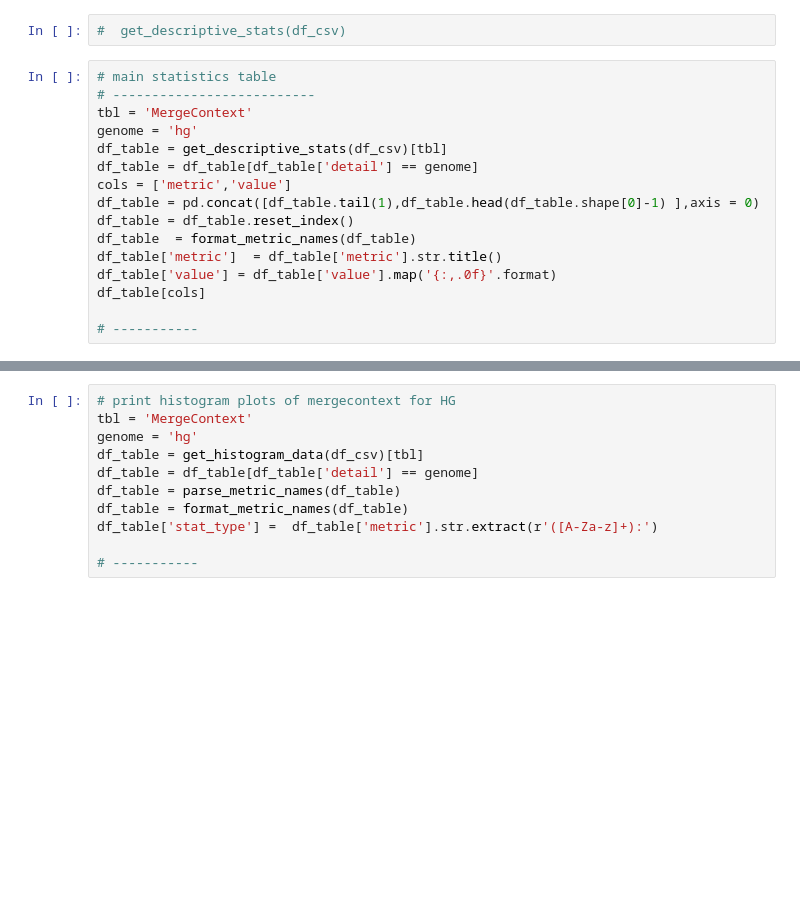
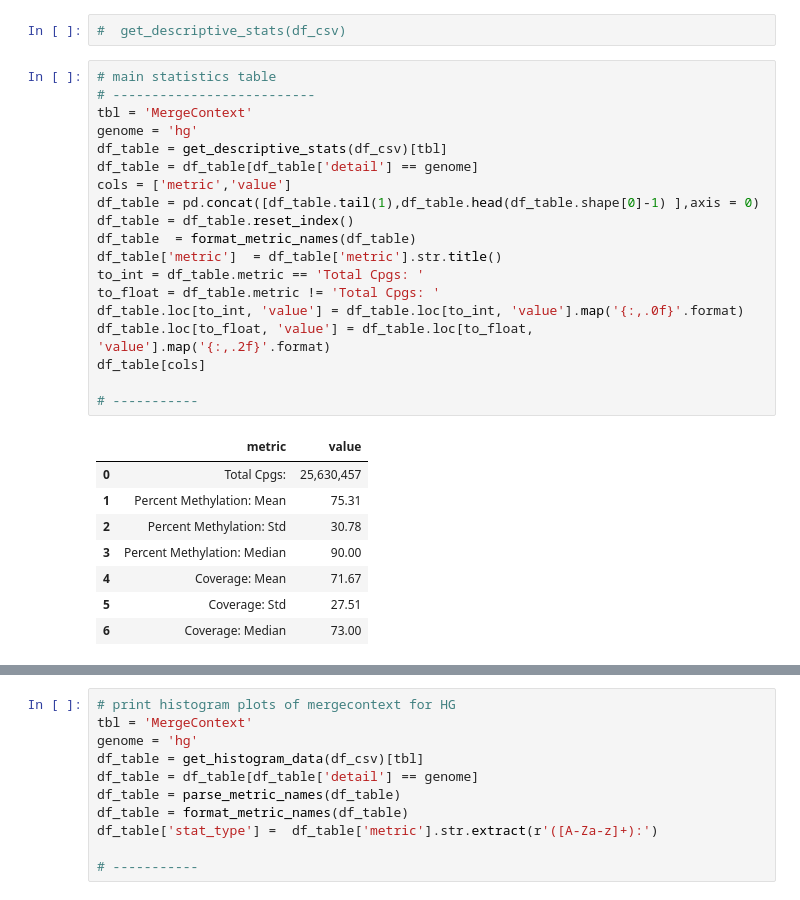
Before and after one commit to Ultimagen/VariantCalling, a Jupyter notebook: ugvc/reports/methyldackel_qc_report.ipynb, the cells around one changed output, grey strips where cells are left out. Cells and saved outputs as stored; diff of their text form; blank space fills up the shorter version.

```diff
--- a/ugvc/reports/methyldackel_qc_report.ipynb
+++ b/ugvc/reports/methyldackel_qc_report.ipynb
@@ -203,19 +209,31 @@ HTML("<hr/>")
 # %%
 # main statistics table
 # --------------------------
 tbl = 'MergeContext'
 genome = 'hg'
 df_table = get_descriptive_stats(df_csv)[tbl]
 df_table = df_table[df_table['detail'] == genome]
 cols = ['metric','value']
 df_table = pd.concat([df_table.tail(1),df_table.head(df_table.shape[0]-1) ],axis = 0)
 df_table = df_table.reset_index()
 df_table  = format_metric_names(df_table)
 df_table['metric']  = df_table['metric'].str.title()
-df_table['value'] = df_table['value'].map('{:,.0f}'.format)
+to_int = df_table.metric == 'Total Cpgs: '
+to_float = df_table.metric != 'Total Cpgs: '
+df_table.loc[to_int, 'value'] = df_table.loc[to_int, 'value'].map('{:,.0f}'.format)
+df_table.loc[to_float, 'value'] = df_table.loc[to_float, 'value'].map('{:,.2f}'.format)
 df_table[cols]
 
 # -----------
+# %% [output]
+|  | metric | value |
+| 0 | Total Cpgs: | 25,630,457 |
+| 1 | Percent Methylation: Mean | 75.31 |
+| 2 | Percent Methylation: Std | 30.78 |
+| 3 | Percent Methylation: Median | 90.00 |
+| 4 | Coverage: Mean | 71.67 |
+| 5 | Coverage: Std | 27.51 |
+| 6 | Coverage: Median | 73.00 |
 # %%
 # per Read information
 # ------------------------
```
Also changed, not shown: parts of 10 cells of this notebook, 4 other files.
